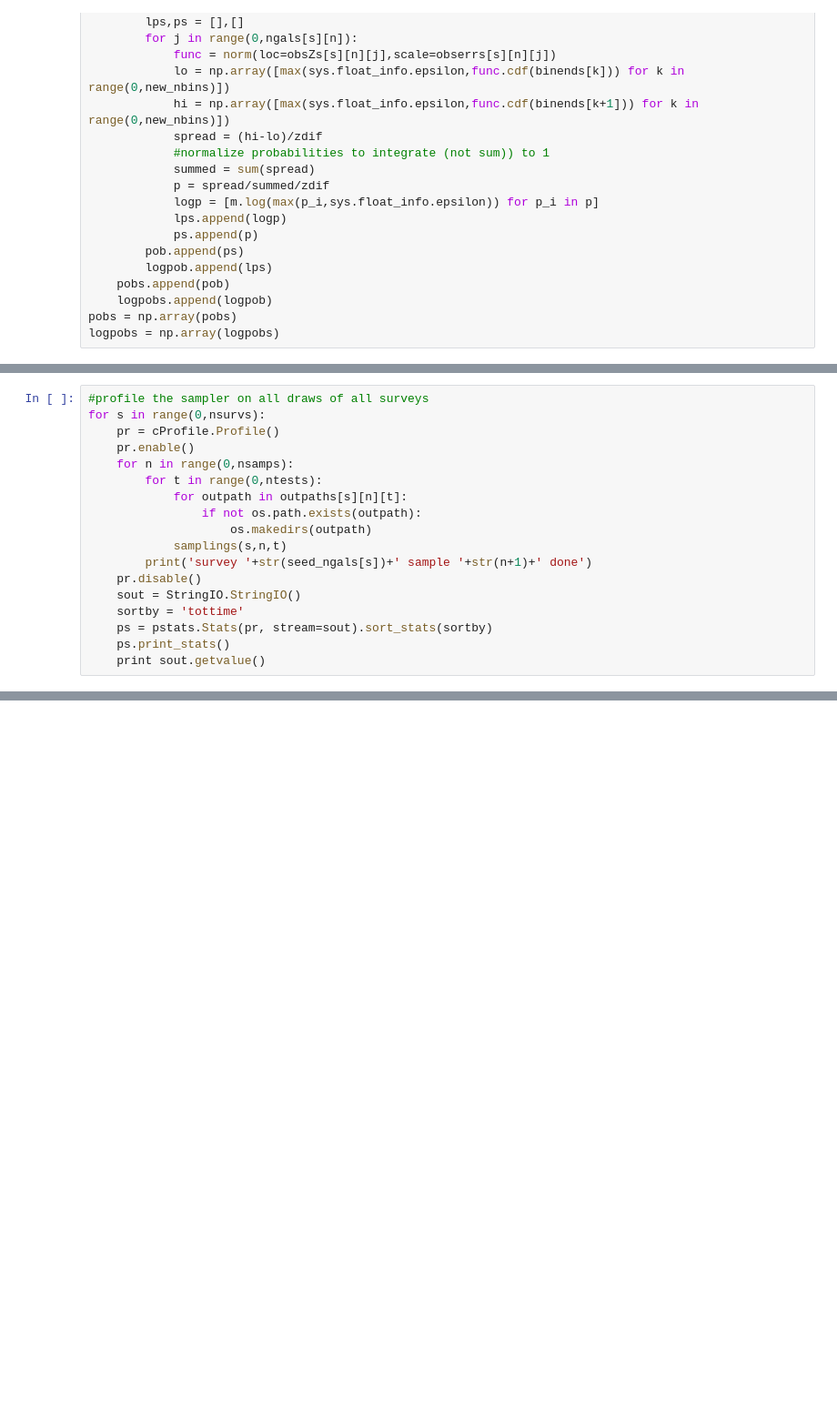
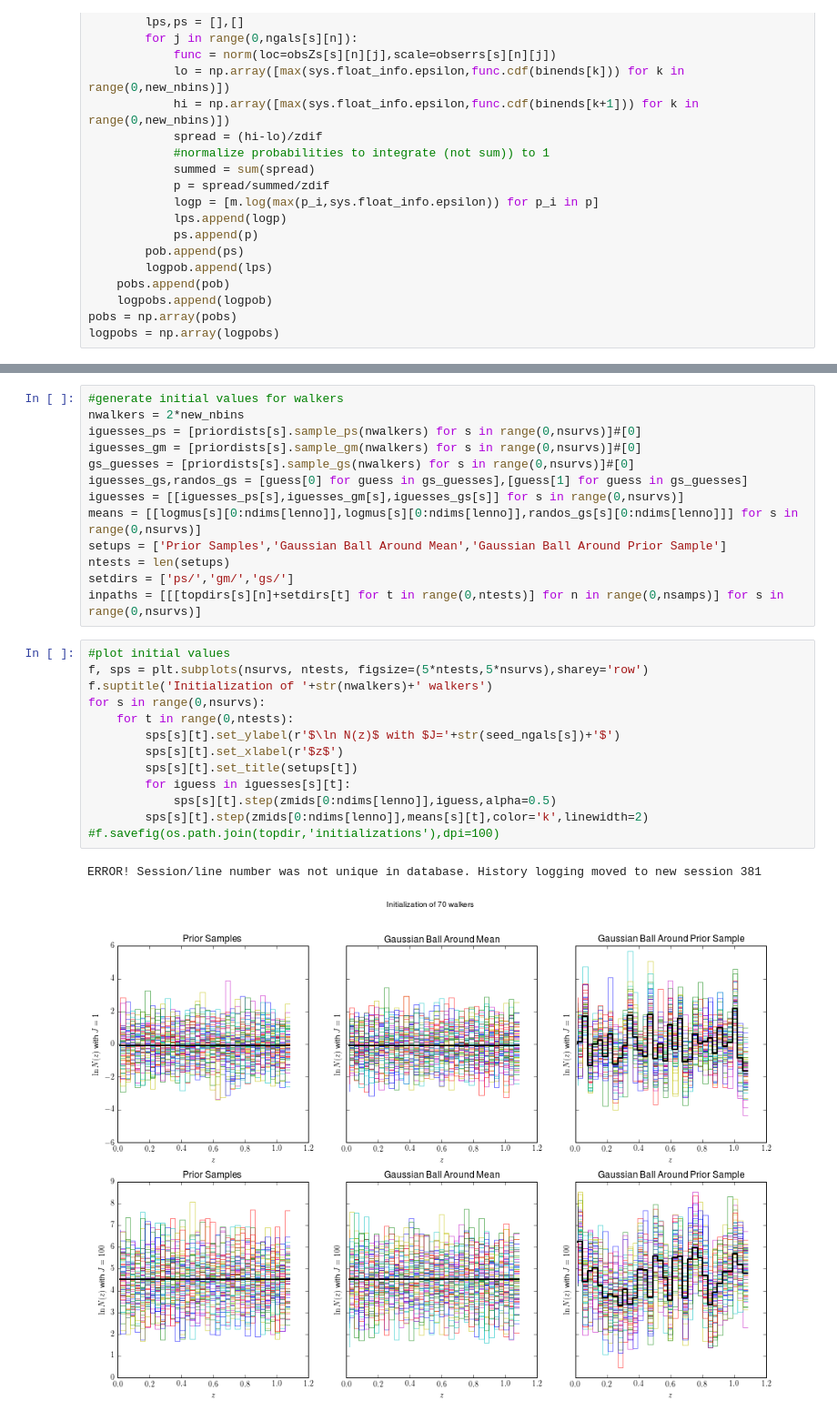
Before and after one commit to aimalz/prob-z, a Jupyter notebook: nz/testprobs.ipynb, the cells around one changed output, grey strips where cells are left out. Shown: that part at 91% size. Drawn from its saved outputs; the diff is of its cells as text; blank space fills up the shorter version.

```diff
--- a/nz/testprobs.ipynb
+++ b/nz/testprobs.ipynb
@@ -520,18 +331,0 @@ def samplings(s,n,t):
-# %%
-#profile the sampler on all draws of all surveys
-for s in range(0,nsurvs):
-    pr = cProfile.Profile()
-    pr.enable()
-    for n in range(0,nsamps):
-        for t in range(0,ntests):
-            for outpath in outpaths[s][n][t]:
-                if not os.path.exists(outpath):
-                    os.makedirs(outpath)
-            samplings(s,n,t)
-        print('survey '+str(seed_ngals[s])+' sample '+str(n+1)+' done')
-    pr.disable()
-    sout = StringIO.StringIO()
-    sortby = 'tottime'
-    ps = pstats.Stats(pr, stream=sout).sort_stats(sortby)
-    ps.print_stats()
-    print sout.getvalue()
@@ -651,0 +394,29 @@ def plottimes():
+# %%
+#generate initial values for walkers
+nwalkers = 2*new_nbins
+iguesses_ps = [priordists[s].sample_ps(nwalkers) for s in range(0,nsurvs)]#[0]
+iguesses_gm = [priordists[s].sample_gm(nwalkers) for s in range(0,nsurvs)]#[0]
+gs_guesses = [priordists[s].sample_gs(nwalkers) for s in range(0,nsurvs)]#[0]
+iguesses_gs,randos_gs = [guess[0] for guess in gs_guesses],[guess[1] for guess in gs_guesses]
+iguesses = [[iguesses_ps[s],iguesses_gm[s],iguesses_gs[s]] for s in range(0,nsurvs)]
+means = [[logmus[s][0:ndims[lenno]],logmus[s][0:ndims[lenno]],randos_gs[s][0:ndims[lenno]]] for s in range(0,nsurvs)]
+setups = ['Prior Samples','Gaussian Ball Around Mean','Gaussian Ball Around Prior Sample']
+ntests = len(setups)
+setdirs = ['ps/','gm/','gs/']
+inpaths = [[[topdirs[s][n]+setdirs[t] for t in range(0,ntests)] for n in range(0,nsamps)] for s in range(0,nsurvs)]
+# %%
+#plot initial values
+f, sps = plt.subplots(nsurvs, ntests, figsize=(5*ntests,5*nsurvs),sharey='row')
+f.suptitle('Initialization of '+str(nwalkers)+' walkers')
+for s in range(0,nsurvs):
+    for t in range(0,ntests):
+        sps[s][t].set_ylabel(r'$\ln N(z)$ with $J='+str(seed_ngals[s])+'$')
+        sps[s][t].set_xlabel(r'$z$')
+        sps[s][t].set_title(setups[t])
+        for iguess in iguesses[s][t]:
+            sps[s][t].step(zmids[0:ndims[lenno]],iguess,alpha=0.5)
+        sps[s][t].step(zmids[0:ndims[lenno]],means[s][t],color='k',linewidth=2)
+#f.savefig(os.path.join(topdir,'initializations'),dpi=100)
+# %% [output]
+ERROR! Session/line number was not unique in database. History logging moved to new session 381
+[figure, added]
```
Also changed, not shown: parts of 51 cells of this notebook.
